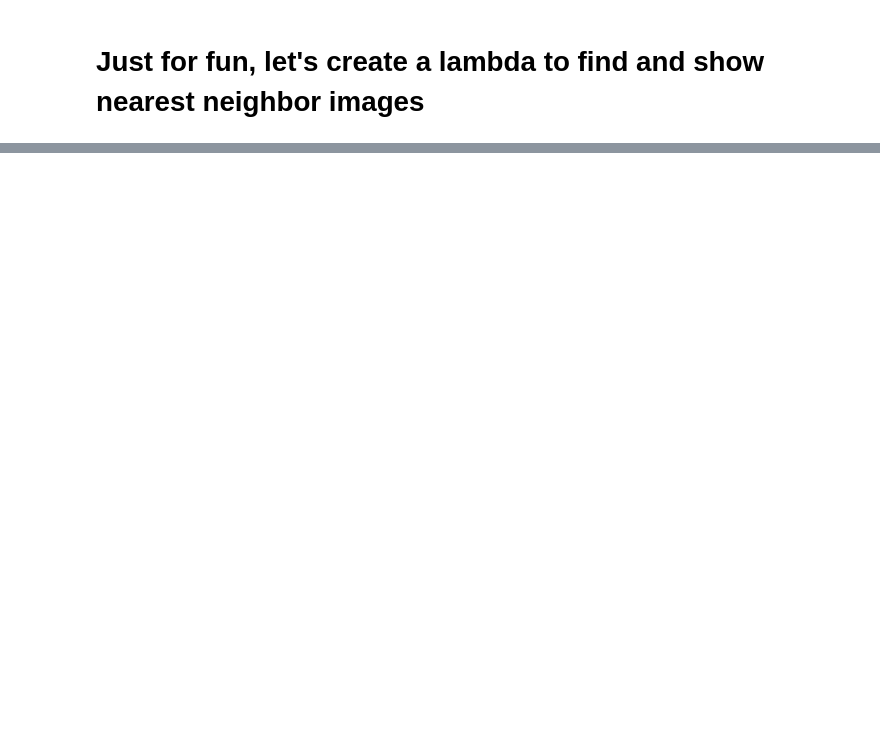
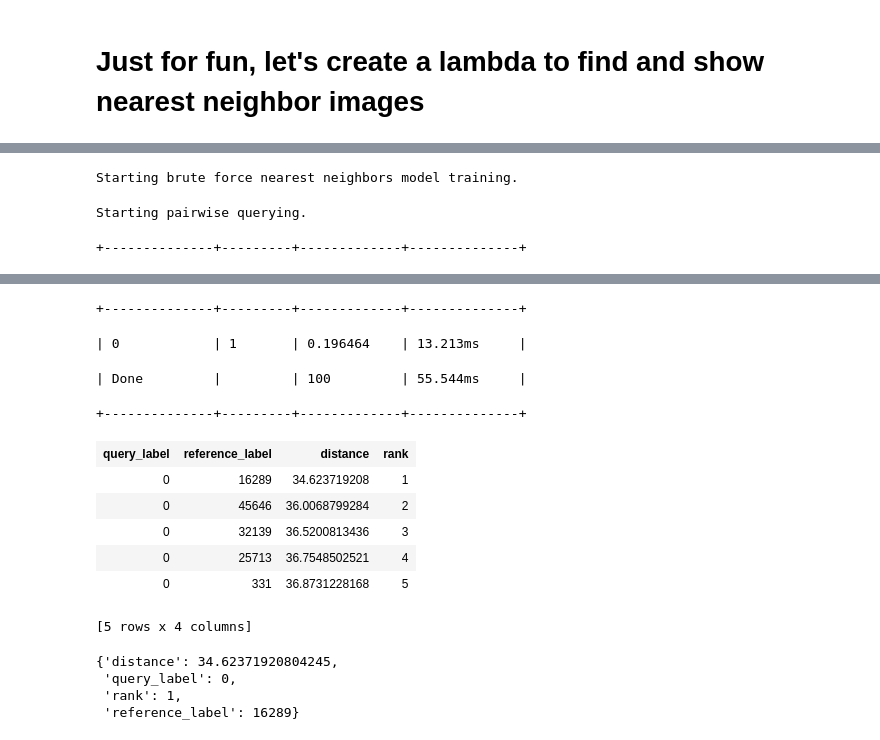
Before and after one commit to arafatm/edu_coursera_machine_learning_1_foundations, a Jupyter notebook: code/06.02.deep.features.image.retrieval.ipynb, the cells around one changed output, grey strips where cells are left out. Drawn from its saved outputs; the diff is of its cells as text; code cells hidden in the pictures; blank space fills up the shorter version.

```diff
--- a/code/06.02.deep.features.image.retrieval.ipynb
+++ b/code/06.02.deep.features.image.retrieval.ipynb
@@ -75,0 +183,12 @@ show_neighbors(26)
+# %%
+cat_train = image_train.filter_by('cat', 'label')
+
+cat_knn_model  = graphlab.nearest_neighbors.create(cat_train,  features = ['deep_features'], label = 'id')
+
+cats = cat_knn_model.query(cat)
+
+cats
+# %% [output]
+Starting brute force nearest neighbors model training.
+Starting pairwise querying.
++--------------+---------+-------------+--------------+
@@ -75,0 +196,20 @@ show_neighbors(26)
++--------------+---------+-------------+--------------+
+| 0            | 1       | 0.196464    | 13.213ms     |
+| Done         |         | 100         | 55.544ms     |
++--------------+---------+-------------+--------------+
+| query_label | reference_label | distance | rank |
+| 0 | 16289 | 34.623719208 | 1 |
+| 0 | 45646 | 36.0068799284 | 2 |
+| 0 | 32139 | 36.5200813436 | 3 |
+| 0 | 25713 | 36.7548502521 | 4 |
+| 0 | 331 | 36.8731228168 | 5 |
+[5 rows x 4 columns]
+# %%
+get_images_from_ids(cats)['image'].show()
+
+cats[0]
+# %% [output]
+{'distance': 34.62371920804245,
+ 'query_label': 0,
+ 'rank': 1,
+ 'reference_label': 16289}
```
Also changed, not shown: parts of 18 cells of this notebook, 3 other files.
